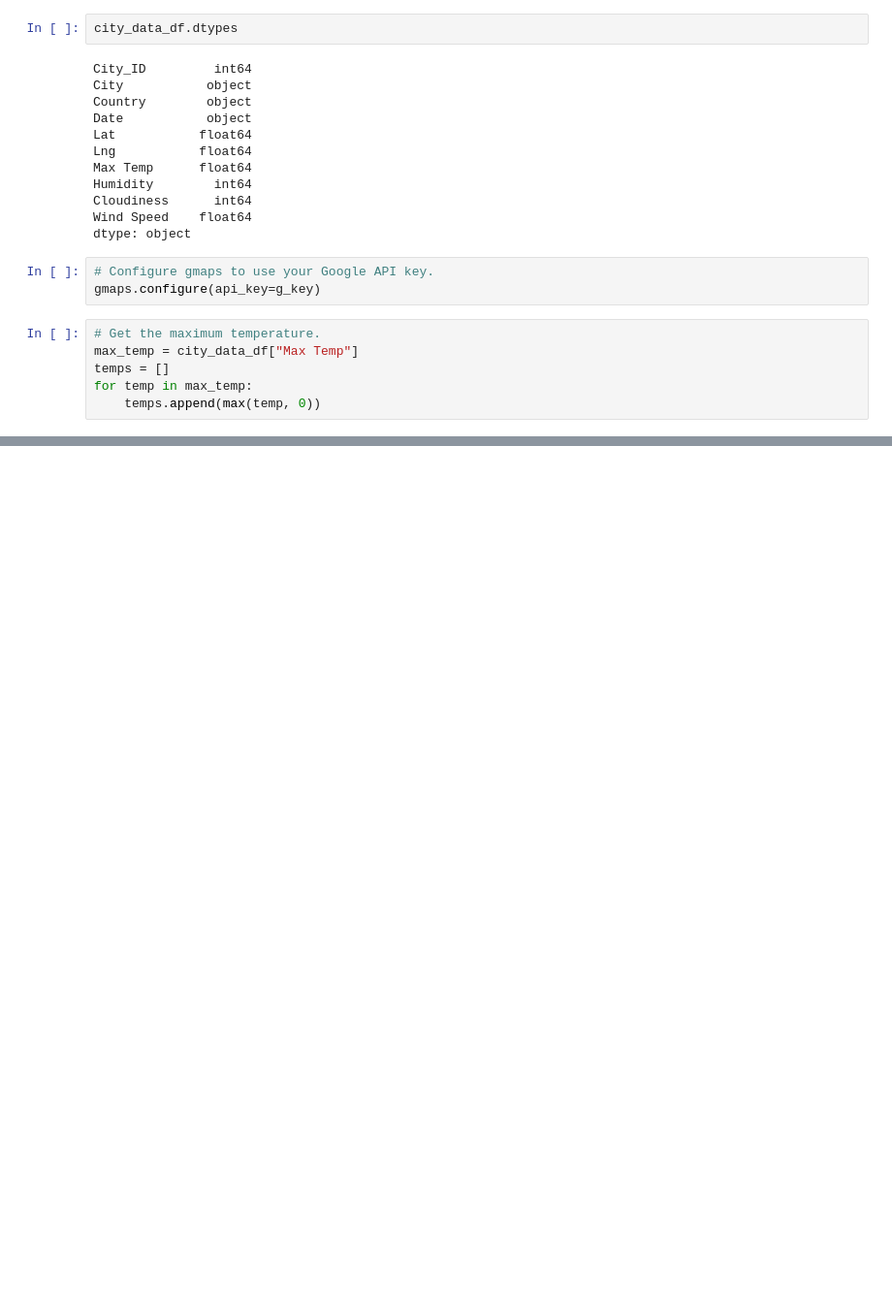
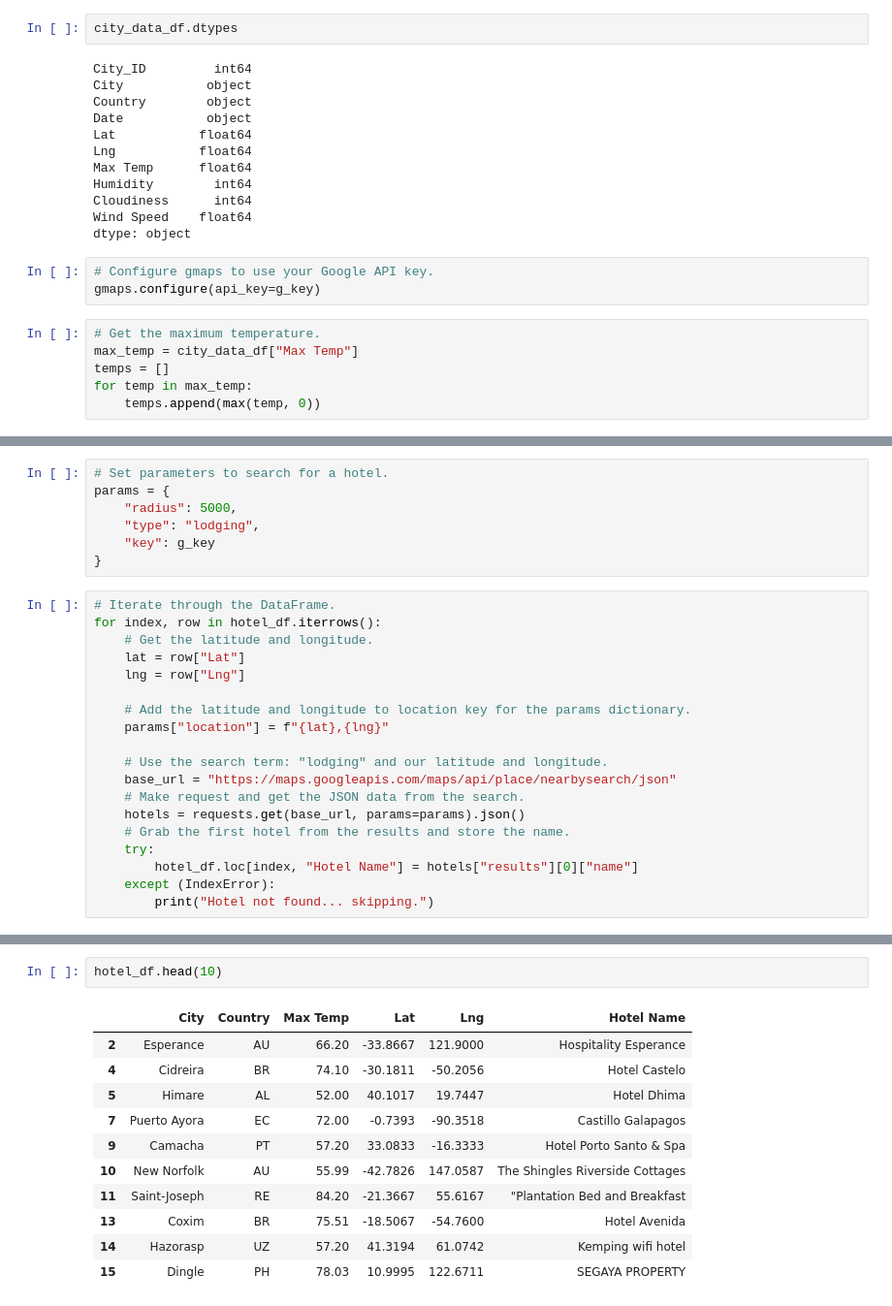
Before and after one commit to evflores001/World_Weather_Analysis, a Jupyter notebook: VacationPy.ipynb, the cells around one changed output, grey strips where cells are left out. Shown: that part at 97% size. Saved outputs shown, nothing was run; the diff lists cells and outputs as text; blank space fills up the shorter version.

```diff
--- a/VacationPy.ipynb
+++ b/VacationPy.ipynb
@@ -131,0 +149,26 @@ dtype: int64
+# %%
+# Set parameters to search for a hotel.
+params = {
+    "radius": 5000,
+    "type": "lodging",
+    "key": g_key
+}
+# %%
+# Iterate through the DataFrame.
+for index, row in hotel_df.iterrows():
+    # Get the latitude and longitude.
+    lat = row["Lat"]
+    lng = row["Lng"]
+
+    # Add the latitude and longitude to location key for the params dictionary.
+    params["location"] = f"{lat},{lng}"
+
+    # Use the search term: "lodging" and our latitude and longitude.
+    base_url = "https://maps.googleapis.com/maps/api/place/nearbysearch/json"
+    # Make request and get the JSON data from the search.
+    hotels = requests.get(base_url, params=params).json()
+    # Grab the first hotel from the results and store the name.
+    try:
+        hotel_df.loc[index, "Hotel Name"] = hotels["results"][0]["name"]
+    except (IndexError):
+        print("Hotel not found... skipping.")
@@ -131,0 +193,14 @@ dtype: int64
+# %%
+hotel_df.head(10)
+# %% [output]
+|  | City | Country | Max Temp | Lat | Lng | Hotel Name |
+| 2 | Esperance | AU | 66.20 | -33.8667 | 121.9000 | Hospitality Esperance |
+| 4 | Cidreira | BR | 74.10 | -30.1811 | -50.2056 | Hotel Castelo |
+| 5 | Himare | AL | 52.00 | 40.1017 | 19.7447 | Hotel Dhima |
+| 7 | Puerto Ayora | EC | 72.00 | -0.7393 | -90.3518 | Castillo Galapagos |
+| 9 | Camacha | PT | 57.20 | 33.0833 | -16.3333 | Hotel Porto Santo & Spa |
+| 10 | New Norfolk | AU | 55.99 | -42.7826 | 147.0587 | The Shingles Riverside Cottages |
+| 11 | Saint-Joseph | RE | 84.20 | -21.3667 | 55.6167 | "Plantation Bed and Breakfast |
+| 13 | Coxim | BR | 75.51 | -18.5067 | -54.7600 | Hotel Avenida |
+| 14 | Hazorasp | UZ | 57.20 | 41.3194 | 61.0742 | Kemping wifi hotel |
+| 15 | Dingle | PH | 78.03 | 10.9995 | 122.6711 | SEGAYA PROPERTY |
```
Also changed, not shown: parts of 9 cells of this notebook, 3 other files.
